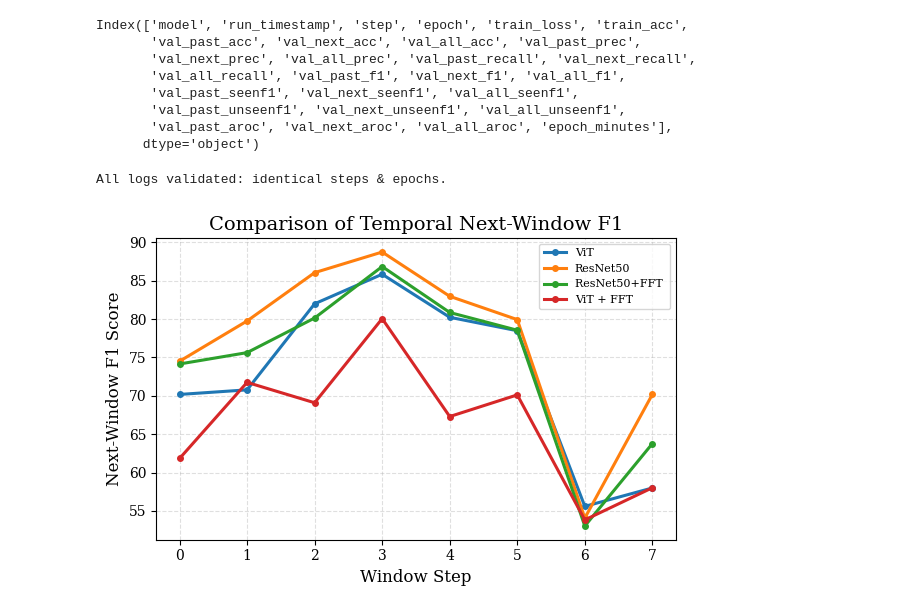
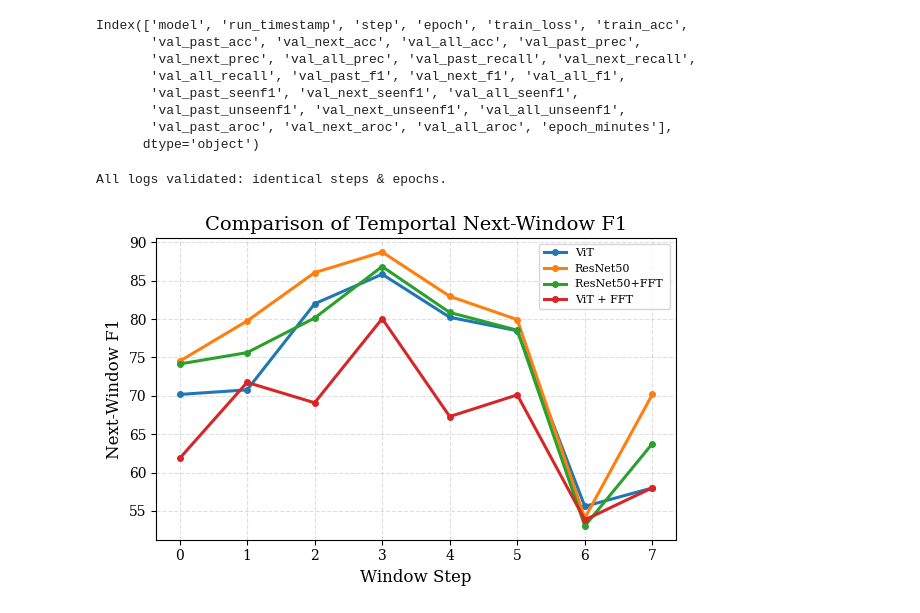
Before and after one commit to jimmyc14/ID_of_AI_Images, a Jupyter notebook: temporal_json_parsing.ipynb, the cells around one changed output. Drawn from its saved outputs; the diff is of its cells as text; code cells hidden in the pictures.

Commit message:
updating plot code

```diff
--- a/temporal_json_parsing.ipynb
+++ b/temporal_json_parsing.ipynb
@@ -138,7 +138,7 @@ def compare_logs(json_files):
 
     return dfs
 # %%
-def plot_clean(dfs, custom_names=None, save=True, metric = "val_next_f1"):
+def plot_clean(dfs, custom_names=None, save=True, metric = "val_next_f1", title="", ylabel=""):
     """
     Plot optional custom model labels.
     custom_names should be a dict: { run_name : display_name }
@@ -172,8 +172,8 @@ def plot_clean(dfs, custom_names=None, save=True, metric = "val_next_f1"):
         )
 
     plt.xlabel("Window Step", fontsize=12)
-    plt.ylabel("Next-Window F1 Score", fontsize=12)
-    plt.title("Comparison of Temporal Next-Window F1", fontsize=14)
+    plt.ylabel(f"{ylabel}", fontsize=12)
+    plt.title(f"{title}", fontsize=14)
     plt.legend(fontsize=8)
     plt.tight_layout()
 
@@ -241,24 +241,25 @@ Index(['model', 'run_timestamp', 'step', 'epoch', 'train_loss', 'train_acc',
 # %%
 json_files = [
     "training/logs/full_metrics/NEW_Temporal_ViT_run_20251201_161225.json",
     "training/logs/full_metrics/NEW_Temporal_ResNet50_run_20251201_173932.json",
     "training/logs/full_metrics/NEW_nonzero_Temporal_ResNet50+FFT_run_20251202_020614.json",
     "training/logs/full_metrics/NEW_nonzero_Temporal_ViT_FFT_run_20251202_080626.json"
 
 ]
 
 custom_names = {
     "NEW_Temporal_ViT_run_20251201_161225": "ViT",
     "NEW_Temporal_ResNet50_run_20251201_173932": "ResNet50",
     "NEW_nonzero_Temporal_ResNet50+FFT_run_20251202_020614": "ResNet50+FFT ",
     "NEW_nonzero_Temporal_ViT_FFT_run_20251202_080626": "ViT + FFT",
 }
 
 
 dfs = load_multiple_logs(json_files)
 validate_logs(dfs)
 
-plot_clean(dfs, custom_names=custom_names, save=True, metric="val_next_f1")
+plot_clean(dfs, custom_names=custom_names, save=True, metric="val_next_f1", title= "Comparison of Temportal Next-Window F1",
+          ylabel="Next-Window F1")
 # %% [output]
 All logs validated: identical steps & epochs.
-[figure, old version]
+[figure, new version]
```
